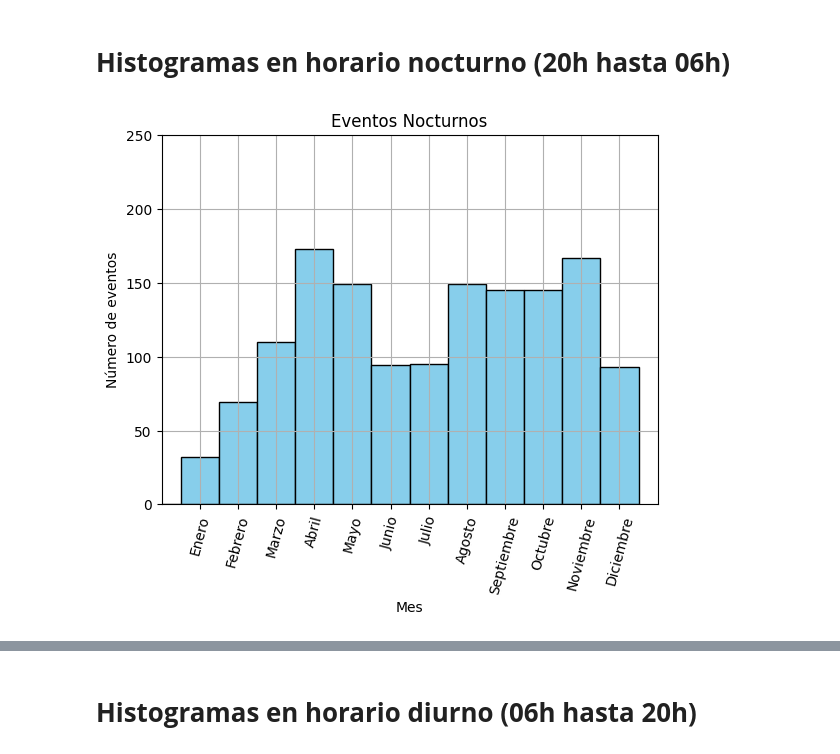
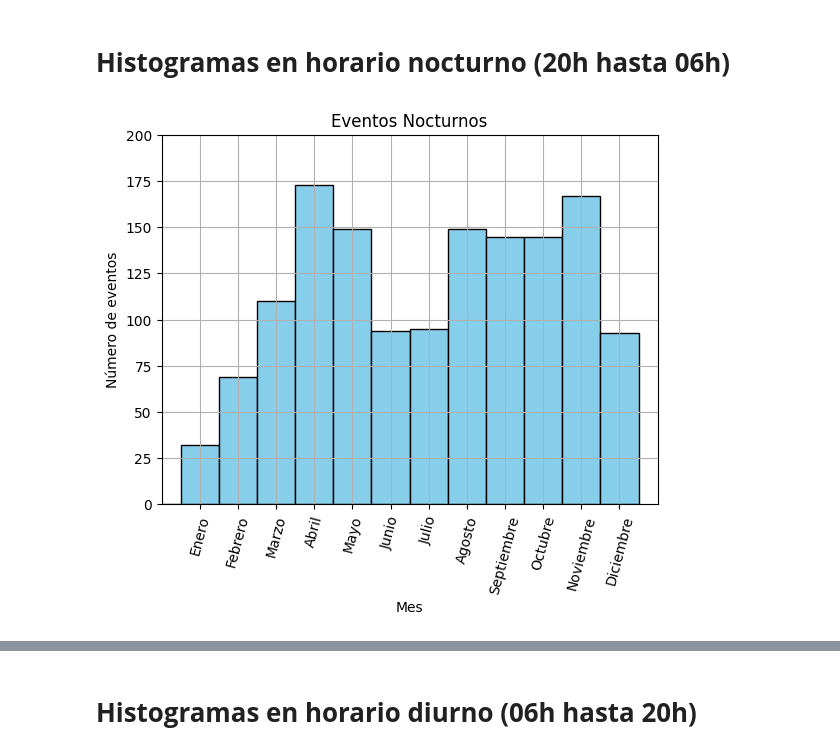
Before and after one commit to chris051091/Tesis_Maestr-a, a Jupyter notebook: histograms1/src/Histogramas.ipynb, the cells around one changed output, grey strips where cells are left out. Drawn from its saved outputs; the diff is of its cells as text; code cells hidden in the pictures.

```diff
--- a/histograms1/src/Histogramas.ipynb
+++ b/histograms1/src/Histogramas.ipynb
@@ -210,31 +210,31 @@ df_nocturno = df.loc[(df['hour_min_t'] >= 20) | (df['hour_min_t'] < 7)]
 # %%
 fig, ax = plt.subplots()
 
 # Gráfico del histograma
 df_nocturno['month_min_t'].plot(kind = 'hist', ax=ax, edgecolor='black', color='skyblue', bins = range(0,14), align='left')
 
 # Gráfico de la estimativa de la densidad del kernel en el mismo gráfico sobre el mismo gráfico
 
 ax.set_ylim(0)
 ax.set_xlim(0, 13)
 # bins_labels(range(0,14), 20)
 ax.grid(True)
 ax.set_xlabel("Mes")
 ax.set_title('Eventos Nocturnos')
 ax.set_xticks(range(1, 13, 1))
 #ax.set_yticks(range(0, 250,1))
-ax.set_ylim(0,250)
+ax.set_ylim(0,200)
 Meses = ['Enero', 'Febrero',
          'Marzo', 'Abril',
          'Mayo', 'Junio',
          'Julio', 'Agosto',
          'Septiembre', 'Octubre',
          'Noviembre', 'Diciembre']
 ax.set_xticklabels(Meses, rotation=75)
 ax.set_ylabel("Número de eventos")
 plt.savefig(PATH_DRIVE + PATH_FIGURE + 'Histograma_mes_Temp_nocturno.png', format='png')
 # %% [output]
-[figure, old version]
+[figure, new version]
 # %%
 df_nocturno
 # %% [output]
```
Also changed, not shown: parts of 1 cell of this notebook.
